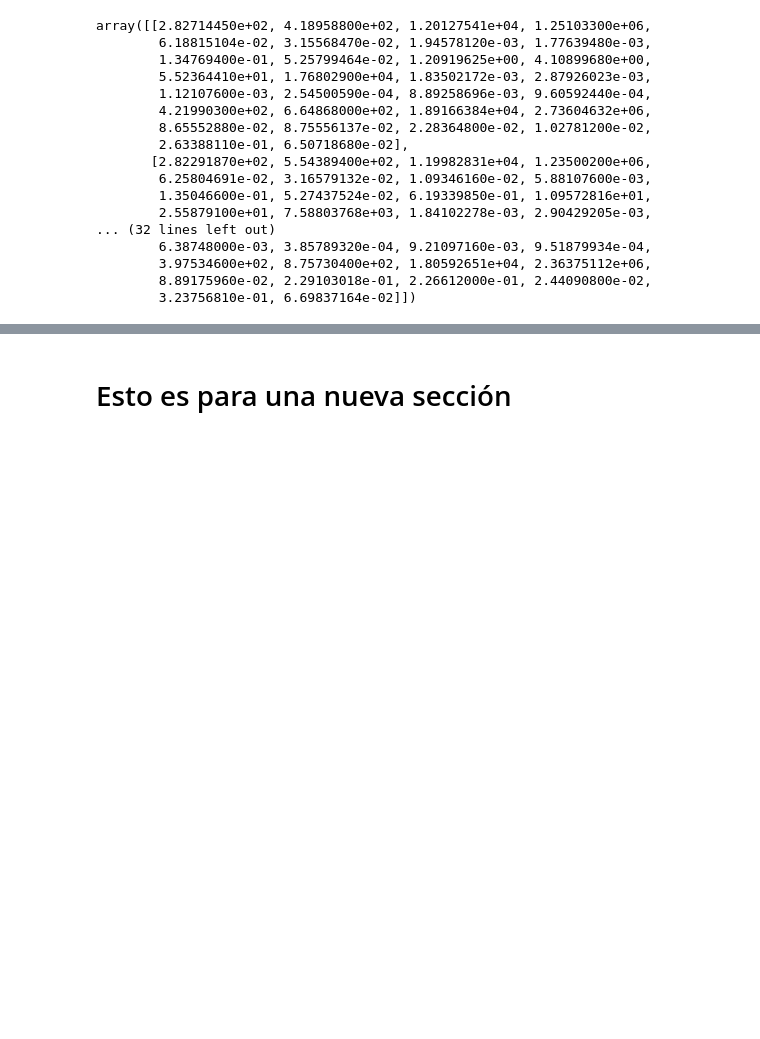
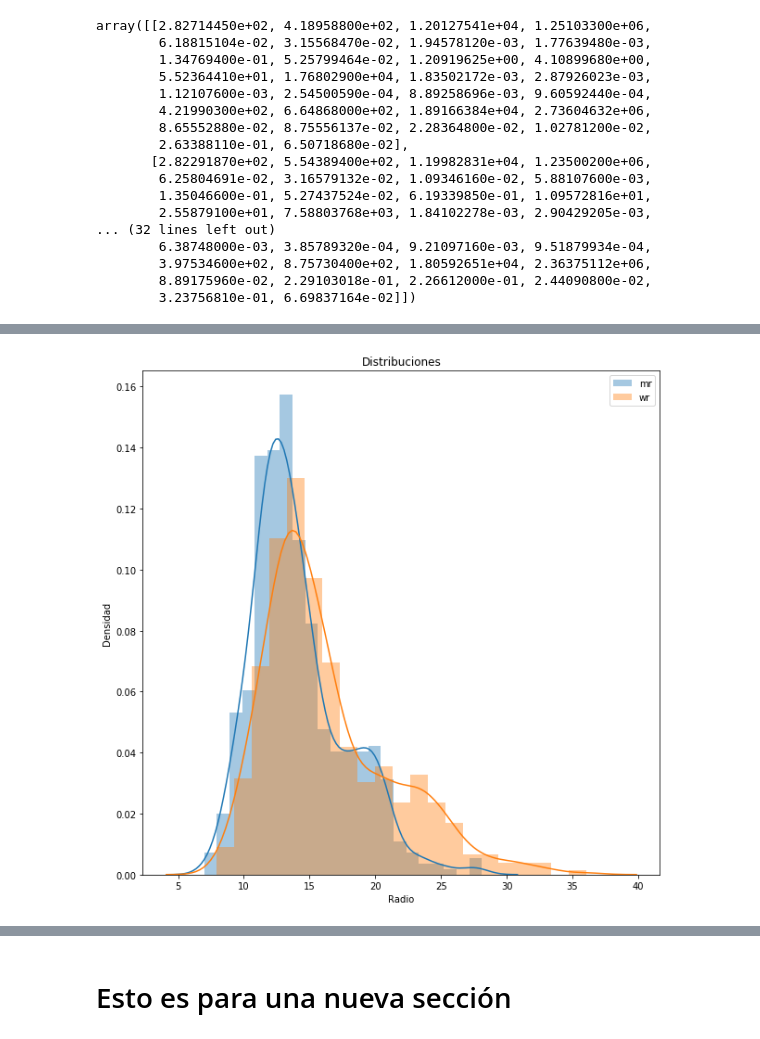
Before and after one commit to qSergio/Tutorial-Multiclases, a Jupyter notebook: Ejemplos/Untitled.ipynb, the cells around one changed output, grey strips where cells are left out. Drawn from its saved outputs; the diff is of its cells as text; code cells hidden in the pictures; blank space fills up the shorter version.

```diff
--- a/Ejemplos/Untitled.ipynb
+++ b/Ejemplos/Untitled.ipynb
@@ -131,3 +137,9 @@ array([[2.82714450e+02, 4.18958800e+02, 1.20127541e+04, 1.25103300e+06,
         3.97534600e+02, 8.75730400e+02, 1.80592651e+04, 2.36375112e+06,
         8.89175960e-02, 2.29103018e-01, 2.26612000e-01, 2.44090800e-02,
         3.23756810e-01, 6.69837164e-02]])
+# %%
+dataset = load_breast_cancer()
+target= dataset.target
+target_names = dataset.target_names
+data = pd.DataFrame(dataset.data, columns=dataset.feature_names)
+data.index.name = "SampleID"
@@ -133,0 +157,11 @@ array([[2.82714450e+02, 4.18958800e+02, 1.20127541e+04, 1.25103300e+06,
+# %%
+plt.figure(figsize=(10,10))
+sns.distplot(data.loc[:,"mean radius"], label="mr")
+sns.distplot(data.loc[:,"worst radius"], label="wr")
+plt.title("Distribuciones")
+plt.legend()
+plt.xlabel("Radio")
+plt.ylabel("Densidad")
+plt.show()
+# %% [output]
+[figure, added]
```
Also changed, not shown: parts of 30 cells of this notebook.
